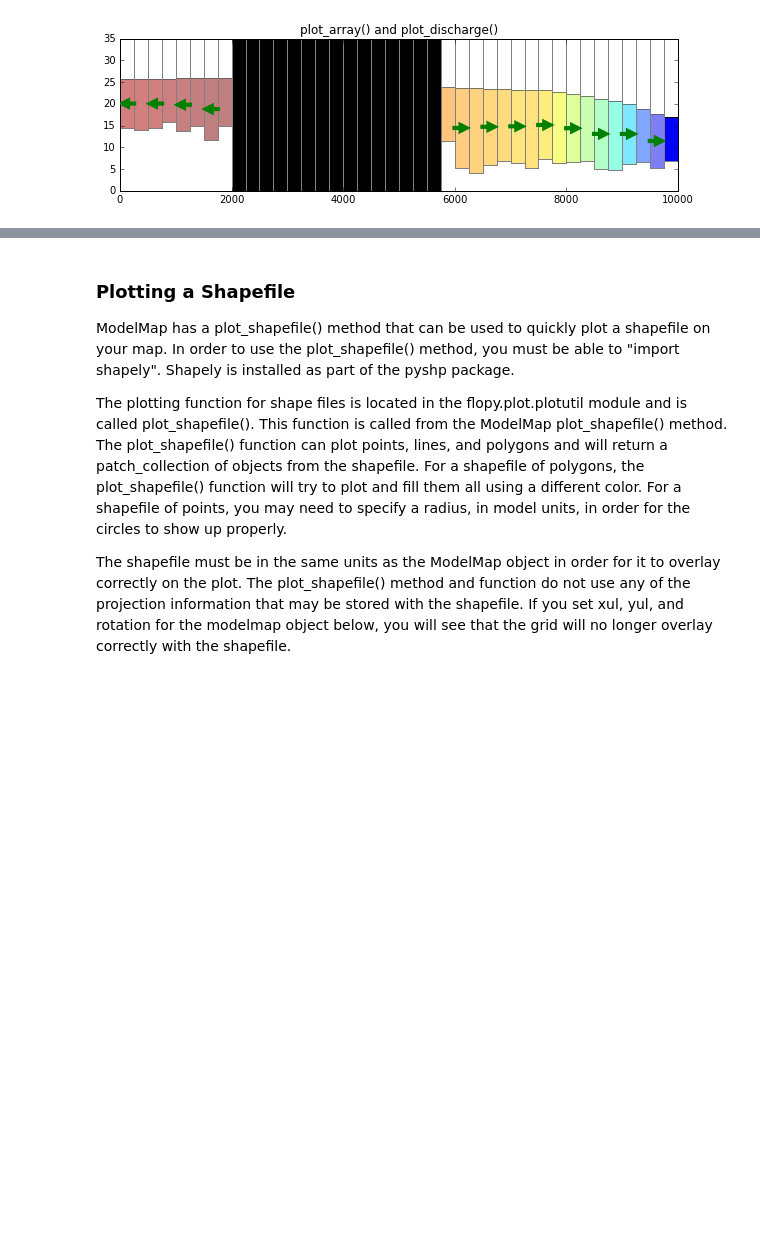
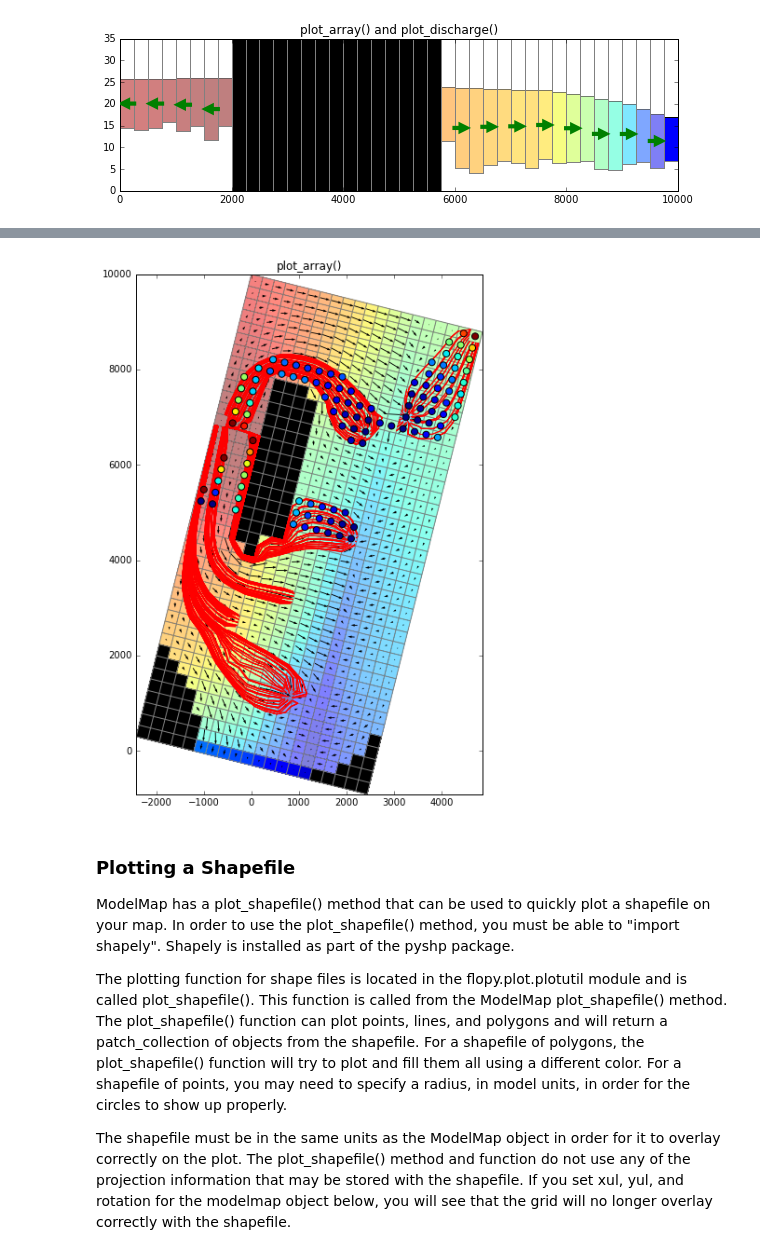
Before and after one commit to modflowpy/flopy, a Jupyter notebook: examples/Notebooks/flopy3_MapExample.ipynb, the cells around one changed output, grey strips where cells are left out. Cells and saved outputs as stored; diff of their text form; code cells hidden in the pictures; blank space fills up the shorter version.

```diff
--- a/examples/Notebooks/flopy3_MapExample.ipynb
+++ b/examples/Notebooks/flopy3_MapExample.ipynb
@@ -67,0 +74,14 @@ Output file located: freyberg.cbc
+# %%
+mp = flopy.modpath.Modpath('freybergmp', exe_name=exe_mp, modflowmodel=ml, model_ws=modelpth)
+mpbas = flopy.modpath.ModpathBas(mp, hnoflo=ml.bas6.hnoflo, hdry=ml.lpf.hdry,
+                                 ibound=ml.bas6.ibound.array, prsity=0.2, prsityCB=0.2)
+sim = mp.create_mpsim(trackdir='forward', simtype='endpoint', packages='RCH')
+mp.write_input()
+mp.run_model()
+
+mpp = flopy.modpath.Modpath('freybergmpp', exe_name=exe_mp, modflowmodel=ml, model_ws=modelpth)
+mpbas = flopy.modpath.ModpathBas(mpp, hnoflo=ml.bas6.hnoflo, hdry=ml.lpf.hdry,
+                                 ibound=ml.bas6.ibound.array, prsity=0.2, prsityCB=0.2)
+sim = mpp.create_mpsim(trackdir='backward', simtype='pathline', packages='WEL')
+mpp.write_input()
+mpp.run_model()
@@ -356,3 +399,29 @@ patches = modelxsect.plot_ibound(head=head)
+# %%
+# load the endpoint data
+endfile = os.path.join(modelpth, mp.sim.endpoint_file)
+endobj = flopy.utils.EndpointFile(endfile)
+ept = endobj.get_alldata()
+
+# load the pathline data
+pthfile = os.path.join(modelpth, mpp.sim.pathline_file)
+pthobj = flopy.utils.PathlineFile(pthfile)
+plines = pthobj.get_alldata()
+
+# plot the data
+fig = plt.figure(figsize=(10, 10))
+
+ax = fig.add_subplot(1, 1, 1, aspect='equal')
+ax.set_title('plot_array()')
+modelmap = flopy.plot.ModelMap(model=ml, rotation=14)
+quadmesh = modelmap.plot_ibound()
+quadmesh = modelmap.plot_array(head, masked_values=[999.], alpha=0.5)
+quiver = modelmap.plot_discharge(frf, fff, head=head)
+linecollection = modelmap.plot_grid()
+for d in ml.wel.stress_period_data[0]:
+    modelmap.plot_endpoint(ept, direction='starting', selection_direction='ending', selection=(d[0], d[1], d[2]), zorder=100)
+modelmap.plot_pathline(plines, layer='all', colors='red');
+# %% [output]
+[figure, added]
 # %% [markdown]
 ### Plotting a Shapefile
 ModelMap has a plot_shapefile() method that can be used to quickly plot a shapefile on your map.  In order to use the plot_shapefile() method, you must be able to "import shapely".  Shapely is installed as part of the pyshp package.
```
Also changed, not shown: parts of 9 cells of this notebook, 3 other files.
